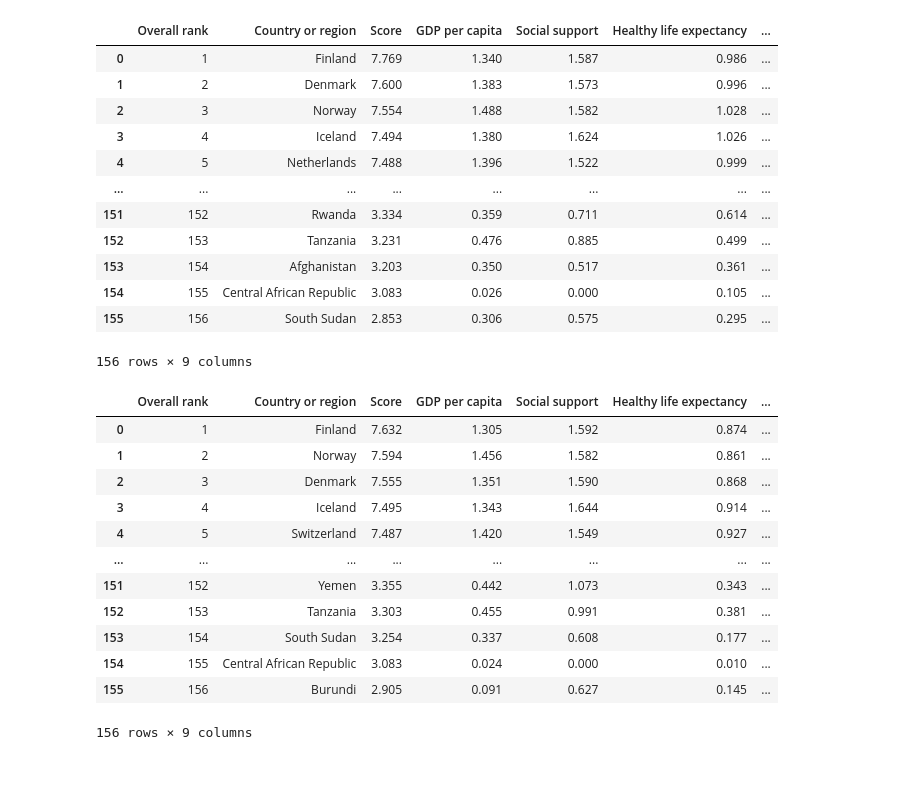
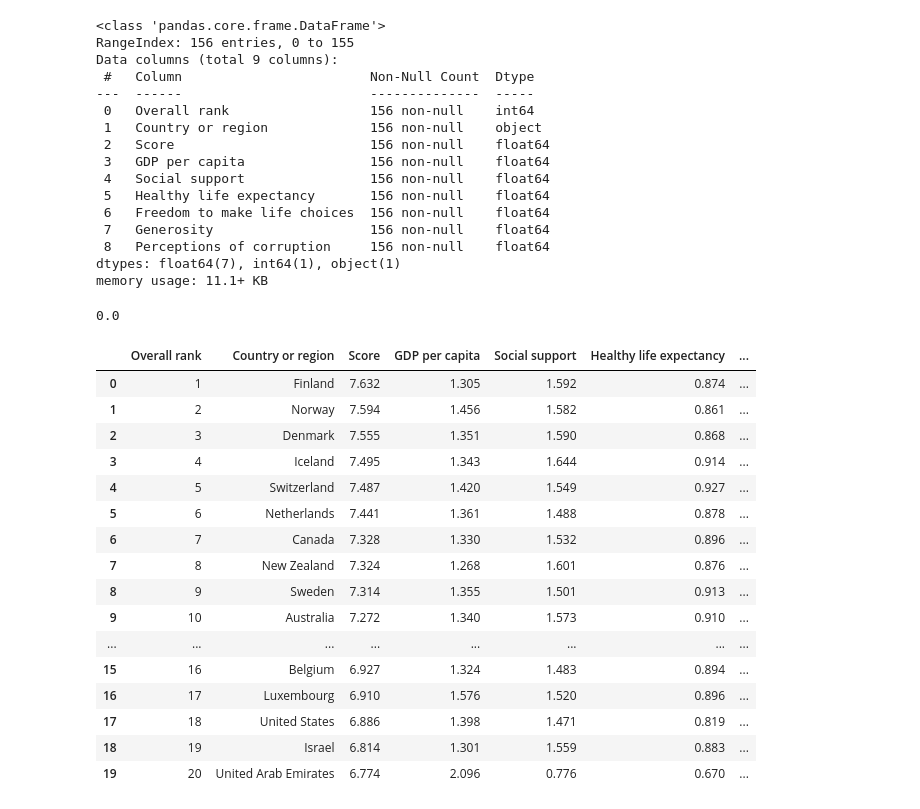
Before and after one commit to deryakubraer/world_happiness, a Jupyter notebook: world_happiness.ipynb, the cells around one changed output. Saved outputs shown, nothing was run; the diff lists cells and outputs as text; code cells hidden in the pictures; blank space fills up the shorter version.

```diff
--- a/world_happiness.ipynb
+++ b/world_happiness.ipynb
@@ -1,35 +1,47 @@
 # %%
 import pandas as pd
 df_2019 = pd.read_csv('2019report.csv')
-df_2019
+df_2019.head(20)
+df_2019.info()
+df_2019[df_2019['Healthy life expectancy']=='0.0']
+df_2019['Healthy life expectancy'].min()
 # %% [output]
-|  | Overall rank | Country or region | Score | GDP per capita | Social support | Healthy life expectancy | ... |
-| 0 | 1 | Finland | 7.769 | 1.340 | 1.587 | 0.986 | ... |
-| 1 | 2 | Denmark | 7.600 | 1.383 | 1.573 | 0.996 | ... |
-| 2 | 3 | Norway | 7.554 | 1.488 | 1.582 | 1.028 | ... |
-| 3 | 4 | Iceland | 7.494 | 1.380 | 1.624 | 1.026 | ... |
-| 4 | 5 | Netherlands | 7.488 | 1.396 | 1.522 | 0.999 | ... |
-| ... | ... | ... | ... | ... | ... | ... | ... |
-| 151 | 152 | Rwanda | 3.334 | 0.359 | 0.711 | 0.614 | ... |
-| 152 | 153 | Tanzania | 3.231 | 0.476 | 0.885 | 0.499 | ... |
-| 153 | 154 | Afghanistan | 3.203 | 0.350 | 0.517 | 0.361 | ... |
-| 154 | 155 | Central African Republic | 3.083 | 0.026 | 0.000 | 0.105 | ... |
-| 155 | 156 | South Sudan | 2.853 | 0.306 | 0.575 | 0.295 | ... |
-156 rows × 9 columns
+<class 'pandas.core.frame.DataFrame'>
+RangeIndex: 156 entries, 0 to 155
+Data columns (total 9 columns):
+ #   Column                        Non-Null Count  Dtype
+---  ------                        --------------  -----
+ 0   Overall rank                  156 non-null    int64
+ 1   Country or region             156 non-null    object
+ 2   Score                         156 non-null    float64
+ 3   GDP per capita                156 non-null    float64
+ 4   Social support                156 non-null    float64
+ 5   Healthy life expectancy       156 non-null    float64
+ 6   Freedom to make life choices  156 non-null    float64
+ 7   Generosity                    156 non-null    float64
+ 8   Perceptions of corruption     156 non-null    float64
+dtypes: float64(7), int64(1), object(1)
+memory usage: 11.1+ KB
+0.0
-# %%
-df_2018 = pd.read_csv('2018report.csv')
-df_2018
-# %% [output]
-|  | Overall rank | Country or region | Score | GDP per capita | Social support | Healthy life expectancy | ... |
-| 0 | 1 | Finland | 7.632 | 1.305 | 1.592 | 0.874 | ... |
-| 1 | 2 | Norway | 7.594 | 1.456 | 1.582 | 0.861 | ... |
-| 2 | 3 | Denmark | 7.555 | 1.351 | 1.590 | 0.868 | ... |
-| 3 | 4 | Iceland | 7.495 | 1.343 | 1.644 | 0.914 | ... |
-| 4 | 5 | Switzerland | 7.487 | 1.420 | 1.549 | 0.927 | ... |
-| ... | ... | ... | ... | ... | ... | ... | ... |
-| 151 | 152 | Yemen | 3.355 | 0.442 | 1.073 | 0.343 | ... |
-| 152 | 153 | Tanzania | 3.303 | 0.455 | 0.991 | 0.381 | ... |
-| 153 | 154 | South Sudan | 3.254 | 0.337 | 0.608 | 0.177 | ... |
-| 154 | 155 | Central African Republic | 3.083 | 0.024 | 0.000 | 0.010 | ... |
-| 155 | 156 | Burundi | 2.905 | 0.091 | 0.627 | 0.145 | ... |
-156 rows × 9 columns
+# %%
+df_2018 = pd.read_csv('2018report.csv')
+df_2018['Year'] = 2018
+df_2018.head(20)
+# %% [output]
+|  | Overall rank | Country or region | Score | GDP per capita | Social support | Healthy life expectancy | ... |
+| 0 | 1 | Finland | 7.632 | 1.305 | 1.592 | 0.874 | ... |
+| 1 | 2 | Norway | 7.594 | 1.456 | 1.582 | 0.861 | ... |
+| 2 | 3 | Denmark | 7.555 | 1.351 | 1.590 | 0.868 | ... |
+| 3 | 4 | Iceland | 7.495 | 1.343 | 1.644 | 0.914 | ... |
+| 4 | 5 | Switzerland | 7.487 | 1.420 | 1.549 | 0.927 | ... |
+| 5 | 6 | Netherlands | 7.441 | 1.361 | 1.488 | 0.878 | ... |
+| 6 | 7 | Canada | 7.328 | 1.330 | 1.532 | 0.896 | ... |
+| 7 | 8 | New Zealand | 7.324 | 1.268 | 1.601 | 0.876 | ... |
+| 8 | 9 | Sweden | 7.314 | 1.355 | 1.501 | 0.913 | ... |
+| 9 | 10 | Australia | 7.272 | 1.340 | 1.573 | 0.910 | ... |
+| ... | ... | ... | ... | ... | ... | ... | ... |
+| 15 | 16 | Belgium | 6.927 | 1.324 | 1.483 | 0.894 | ... |
+| 16 | 17 | Luxembourg | 6.910 | 1.576 | 1.520 | 0.896 | ... |
+| 17 | 18 | United States | 6.886 | 1.398 | 1.471 | 0.819 | ... |
+| 18 | 19 | Israel | 6.814 | 1.301 | 1.559 | 0.883 | ... |
+| 19 | 20 | United Arab Emirates | 6.774 | 2.096 | 0.776 | 0.670 | ... |
```
Also changed, not shown: parts of 17 cells of this notebook, 1 other file.
